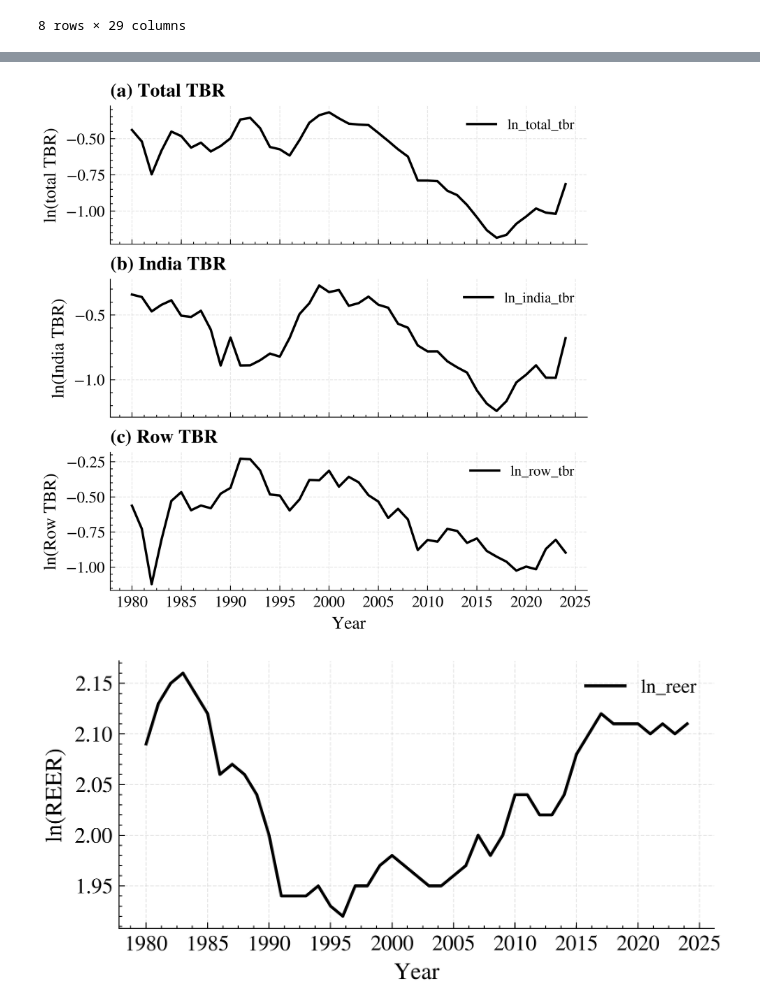
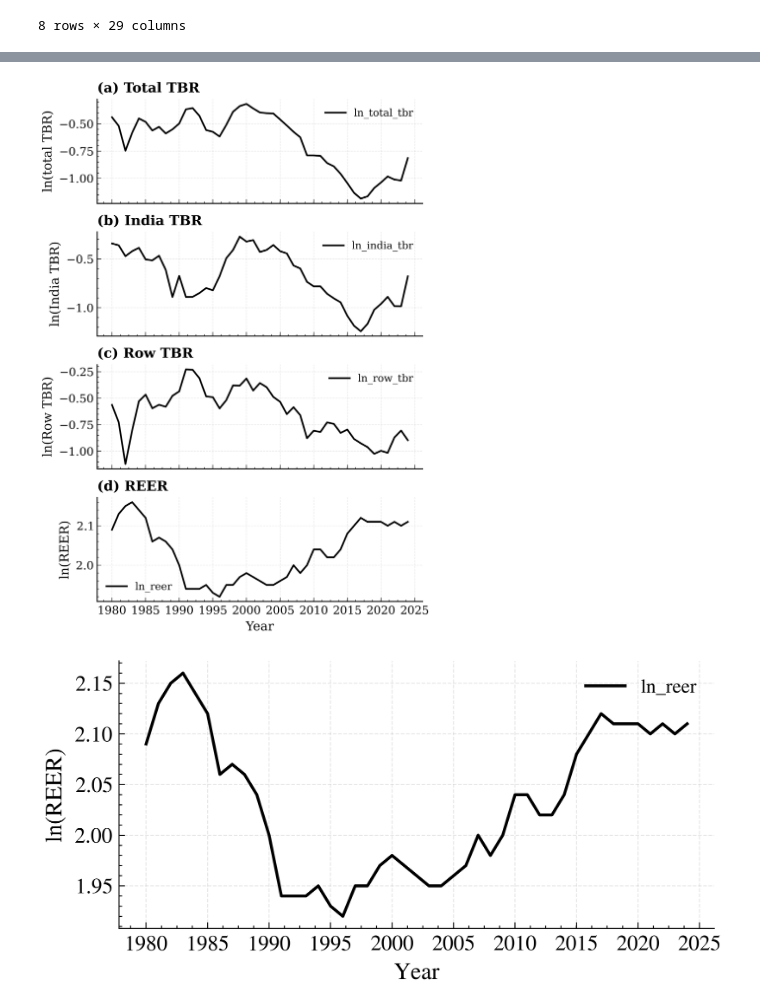
Before and after one commit to satishchaudhary382/NEPSE, a Jupyter notebook: plots/code.ipynb, the cells around one changed output, grey strips where cells are left out. Saved outputs shown, nothing was run; the diff lists cells and outputs as text; code cells hidden in the pictures.

```diff
--- a/plots/code.ipynb
+++ b/plots/code.ipynb
@@ -103,9 +107,13 @@ des_result
 # Publication-quality figure
 # -----------------------------
 
-fig, ax = plt.subplots(3, 1, figsize=(5,5), sharex=True)
+import matplotlib.pyplot as plt
 
+fig, ax = plt.subplots(4, 1, figsize=(5, 7), sharex=True)
+
+# -------------------------------------------------
 # Plot 1: ln_total_tbr
+# -------------------------------------------------
 ax[0].plot(
     df.index,
     df['ln_total_tbr'],
@@ -116,23 +124,14 @@ ax[0].set_ylabel('ln(total TBR)', fontsize=11)
 ax[0].set_title('(a) Total TBR', fontsize=12, loc='left', fontweight='bold')
 ax[0].grid(True, linestyle='--', alpha=0.3)
 ax[0].legend(loc='best', fontsize=9)
-
-# Remove top/right spines
 ax[0].spines['top'].set_visible(False)
 ax[0].spines['right'].set_visible(False)
-# Remove top/right ticks
-ax[0].tick_params(
-    axis='x',
-    which='both',
-    top=False
-)
-ax[0].tick_params(
-    axis='y',
-    which='both',
-    right=False
-)
+ax[0].tick_params(axis='x', which='both', top=False)
+ax[0].tick_params(axis='y', which='both', right=False)
 
+# -------------------------------------------------
 # Plot 2: ln_india_tbr
+# -------------------------------------------------
 ax[1].plot(
     df.index,
     df['ln_india_tbr'],
@@ -143,76 +142,74 @@ ax[1].set_ylabel('ln(India TBR)', fontsize=11)
 ax[1].set_title('(b) India TBR', fontsize=12, loc='left', fontweight='bold')
 ax[1].grid(True, linestyle='--', alpha=0.3)
 ax[1].legend(loc='best', fontsize=9)
-
-# Remove top/right spines
 ax[1].spines['top'].set_visible(False)
 ax[1].spines['right'].set_visible(False)
-# Remove top/right ticks
-ax[1].tick_params(
-    axis='x',
-    which='both',
-    top=False
-)
-ax[1].tick_params(
-    axis='y',
-    which='both',
-    right=False
-)
+ax[1].tick_params(axis='x', which='both', top=False)
+ax[1].tick_params(axis='y', which='both', right=False)
 
+# -------------------------------------------------
 # Plot 3: ln_row_tbr
+# -------------------------------------------------
 ax[2].plot(
     df.index,
     df['ln_row_tbr'],
     linewidth=1.5,
     label='ln_row_tbr'
 )
-ax[2].set_xlabel('Year', fontsize=11)
 ax[2].set_ylabel('ln(Row TBR)', fontsize=11)
 ax[2].set_title('(c) Row TBR', fontsize=12, loc='left', fontweight='bold')
 ax[2].grid(True, linestyle='--', alpha=0.3)
 ax[2].legend(loc='best', fontsize=9)
-
-# Remove top/right spines
 ax[2].spines['top'].set_visible(False)
 ax[2].spines['right'].set_visible(False)
-# Remove top/right ticks
-ax[2].tick_params(
-    axis='x',
-    which='both',
-    top=False
+ax[2].tick_params(axis='x', which='both', top=False)
+ax[2].tick_params(axis='y', which='both', right=False)
+
+# -------------------------------------------------
+# Plot 4: ln_reer
+# -------------------------------------------------
+ax[3].plot(
+    df.index,
+    df['ln_reer'],
+    linewidth=1.5,
+    label='ln_reer'
 )
-ax[2].tick_params(
-    axis='y',
-    which='both',
-    right=False
-)
+ax[3].set_xlabel('Year', fontsize=11)
+ax[3].set_ylabel('ln(REER)', fontsize=11)
+ax[3].set_title('(d) REER', fontsize=12, loc='left', fontweight='bold')
+ax[3].grid(True, linestyle='--', alpha=0.3)
+ax[3].legend(loc='best', fontsize=9)
+ax[3].spines['top'].set_visible(False)
+ax[3].spines['right'].set_visible(False)
+ax[3].tick_params(axis='x', which='both', top=False)
+ax[3].tick_params(axis='y', which='both', right=False)
 
-# Set x-axis labels for all subplots
-for i in range(3):
+# -------------------------------------------------
+# Axis label sizes
+# -------------------------------------------------
+for i in range(4):
     ax[i].tick_params(axis='x', labelsize=10)
     ax[i].tick_params(axis='y', labelsize=10)
 
-# Adjust layout
+# -------------------------------------------------
+# Layout
+# -------------------------------------------------
 fig.tight_layout(pad=1.0)
 
+# -------------------------------------------------
 # Save
-# fig.savefig(
-#     '/content/exports_india.png',
-#     dpi=600,
-#     bbox_inches='tight',
-#     pad_inches=0.1
-# )
+# -------------------------------------------------
 fig.savefig(
     '/content/tbr.pdf',
     bbox_inches='tight',
     pad_inches=0.1,
     dpi=600
 )
 
 plt.show()
 plt.close()
 # %% [output]
-[figure, old version]
+[figure, new version]
 # %%
 # -----------------------------
 # Publication-quality figure (Single Plot)
```
Also changed, not shown: parts of 5 cells of this notebook.
